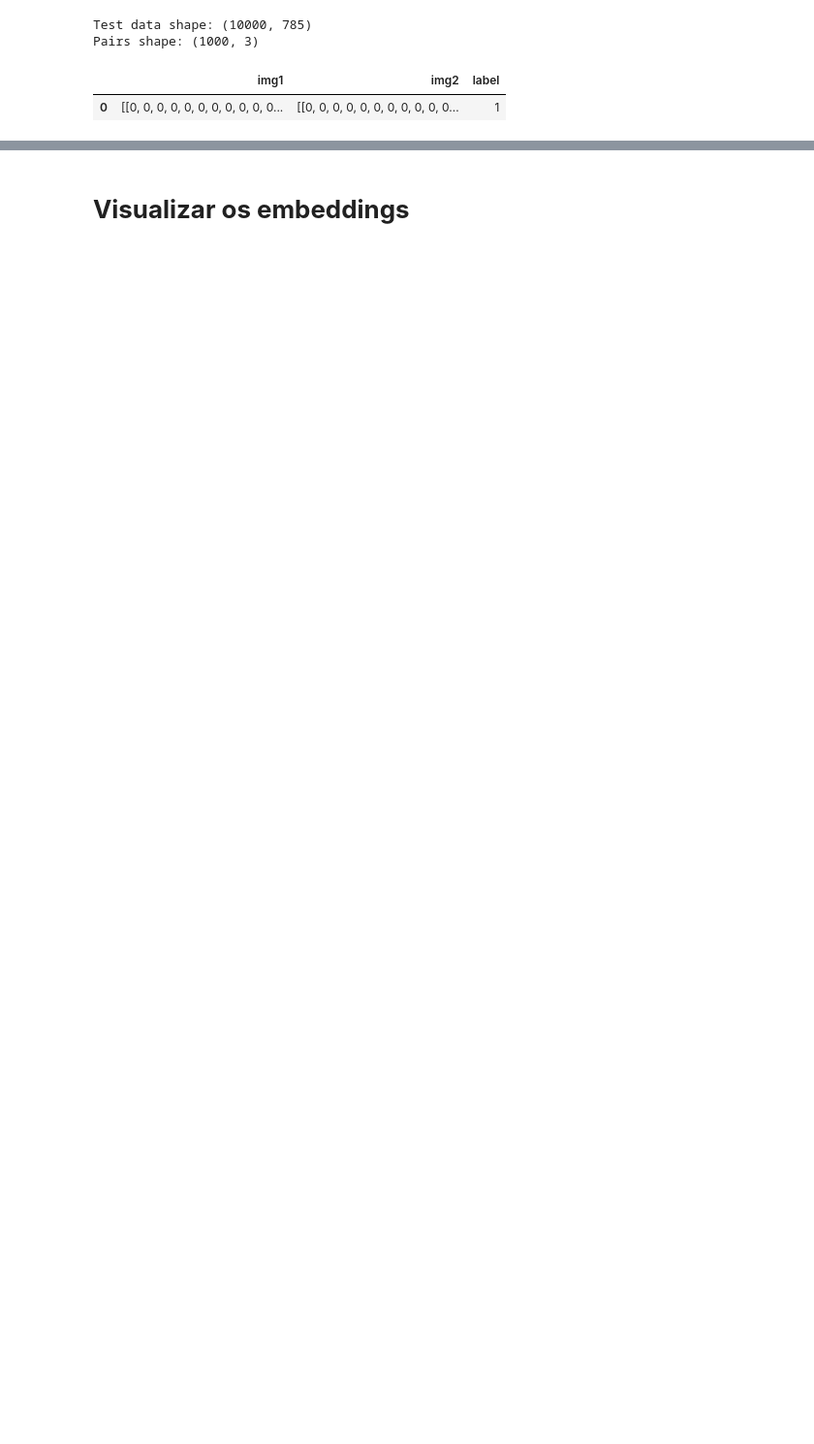
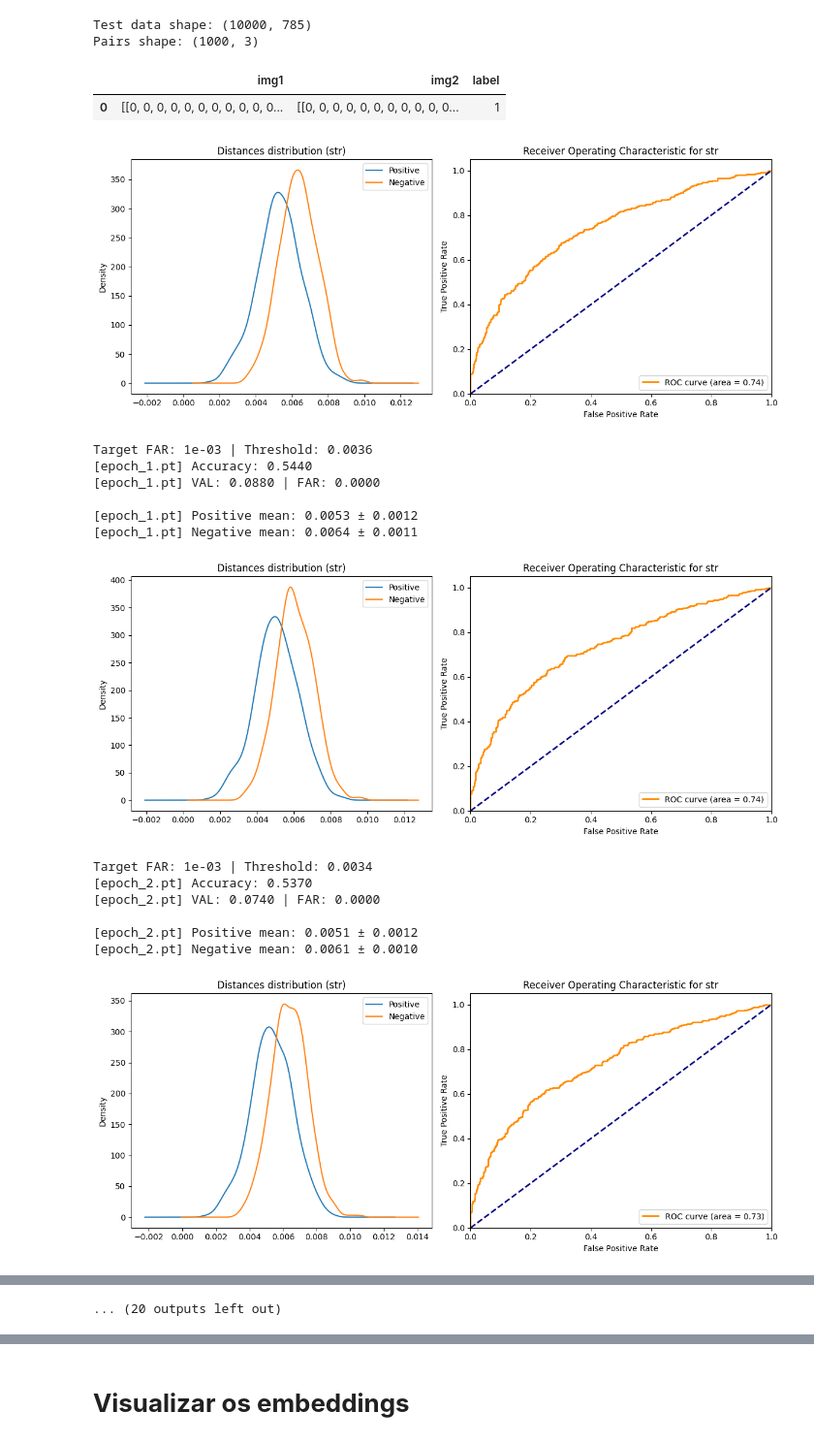
Before and after one commit to luccacb16/MNIST-Triplet, a Jupyter notebook: notebooks/eval.ipynb, the cells around one changed output, grey strips where cells are left out. Shown at 97% size. Drawn from its saved outputs; the diff is of its cells as text; code cells hidden in the pictures; blank space fills up the shorter version.

```diff
--- a/notebooks/eval.ipynb
+++ b/notebooks/eval.ipynb
@@ -33,8 +33,24 @@ pairs.head(1)
 # %%
 eval_epochs(epochs_path=EPOCHS_PATH,
             pairs=pairs,
-            model_class=TripletNetwork,
+            model_class=Omoindrot,
             batch_size=32,
             transform=simple_transform,
             device=device,
             target_far=1e-3)
+# %% [output]
+[figure, added]
+Target FAR: 1e-03 | Threshold: 0.0036
+[epoch_1.pt] Accuracy: 0.5440
+[epoch_1.pt] VAL: 0.0880 | FAR: 0.0000
+
+[epoch_1.pt] Positive mean: 0.0053 ± 0.0012
+[epoch_1.pt] Negative mean: 0.0064 ± 0.0011
+[figure, added]
+Target FAR: 1e-03 | Threshold: 0.0034
+[epoch_2.pt] Accuracy: 0.5370
+[epoch_2.pt] VAL: 0.0740 | FAR: 0.0000
+
+[epoch_2.pt] Positive mean: 0.0051 ± 0.0012
+[epoch_2.pt] Negative mean: 0.0061 ± 0.0010
+[figure, added]
@@ -40,0 +84 @@ eval_epochs(epochs_path=EPOCHS_PATH,
+... (20 outputs left out)
```
Also changed, not shown: parts of 9 cells of this notebook, 4 other files.
